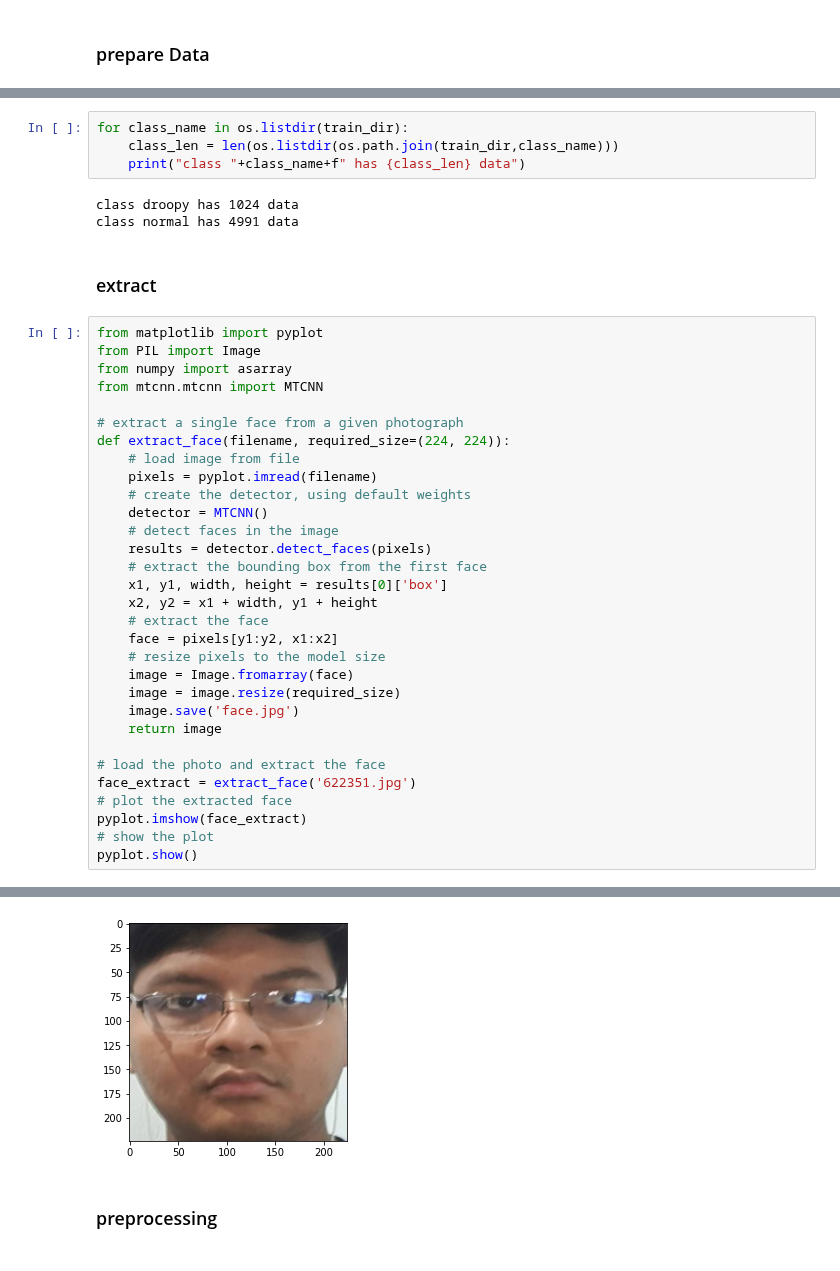
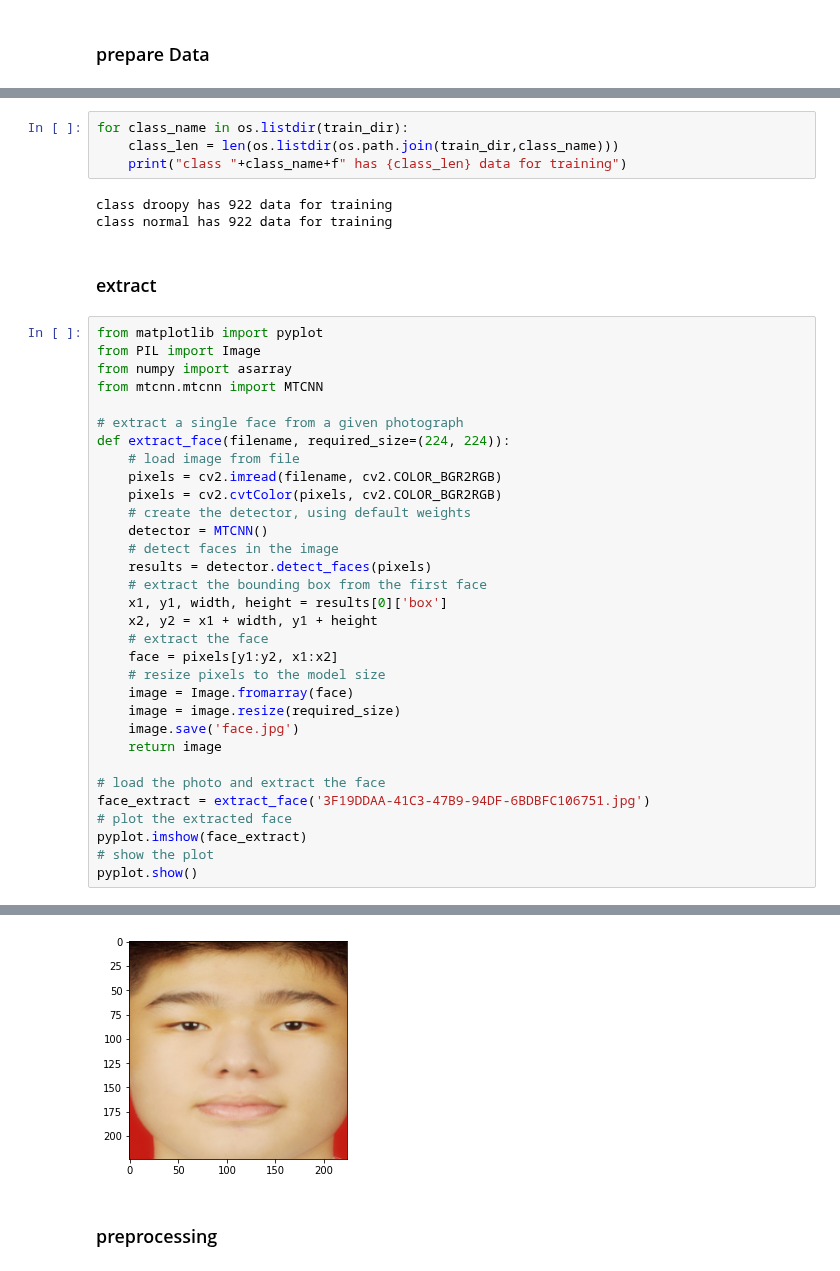
Before and after one commit to andre002wp/Face-Drooping-detection, a Jupyter notebook: main.ipynb, the cells around one changed output, grey strips where cells are left out. Saved outputs shown, nothing was run; the diff lists cells and outputs as text.

```diff
--- a/main.ipynb
+++ b/main.ipynb
@@ -38,10 +35,10 @@ Found 1202 images belonging to 2 classes.
 # %%
 for class_name in os.listdir(train_dir):
     class_len = len(os.listdir(os.path.join(train_dir,class_name)))
-    print("class "+class_name+f" has {class_len} data")
+    print("class "+class_name+f" has {class_len} data for training")
 # %% [output]
-class droopy has 1024 data
-class normal has 4991 data
+class droopy has 922 data for training
+class normal has 922 data for training
 # %% [markdown]
 ### extract
 # %%
@@ -53,7 +50,8 @@ from mtcnn.mtcnn import MTCNN
 # extract a single face from a given photograph
 def extract_face(filename, required_size=(224, 224)):
 	# load image from file
-	pixels = pyplot.imread(filename)
+	pixels = cv2.imread(filename, cv2.COLOR_BGR2RGB)
+	pixels = cv2.cvtColor(pixels, cv2.COLOR_BGR2RGB)
 	# create the detector, using default weights
 	detector = MTCNN()
 	# detect faces in the image
@@ -70,7 +68,7 @@ def extract_face(filename, required_size=(224, 224)):
 	return image
 
 # load the photo and extract the face
-face_extract = extract_face('622351.jpg')
+face_extract = extract_face('3F19DDAA-41C3-47B9-94DF-6BDBFC106751.jpg')
 # plot the extracted face
 pyplot.imshow(face_extract)
 # show the plot
@@ -93,4 +95,4 @@ pyplot.show()
-[figure, old version]
+[figure, new version]
 # %% [markdown]
 ### preprocessing
 # %%
```
Also changed, not shown: parts of 13 cells of this notebook, 1 other file.
